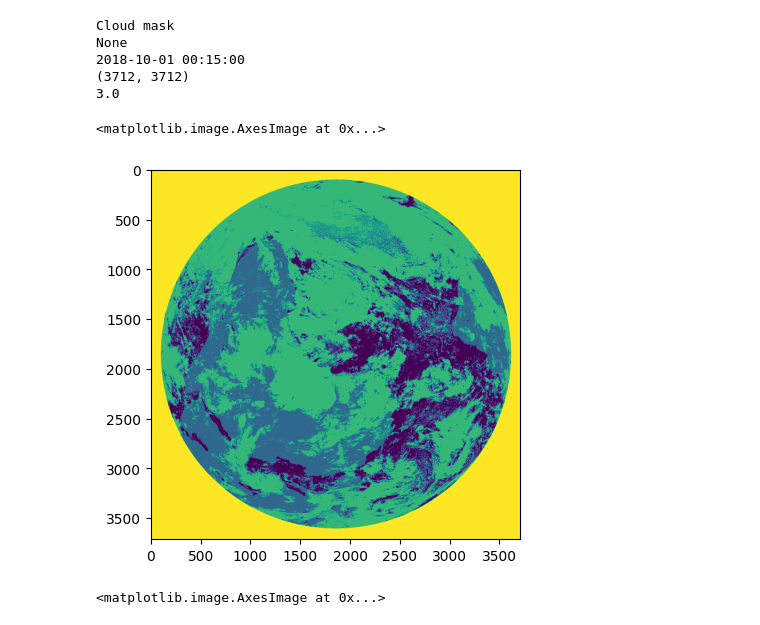
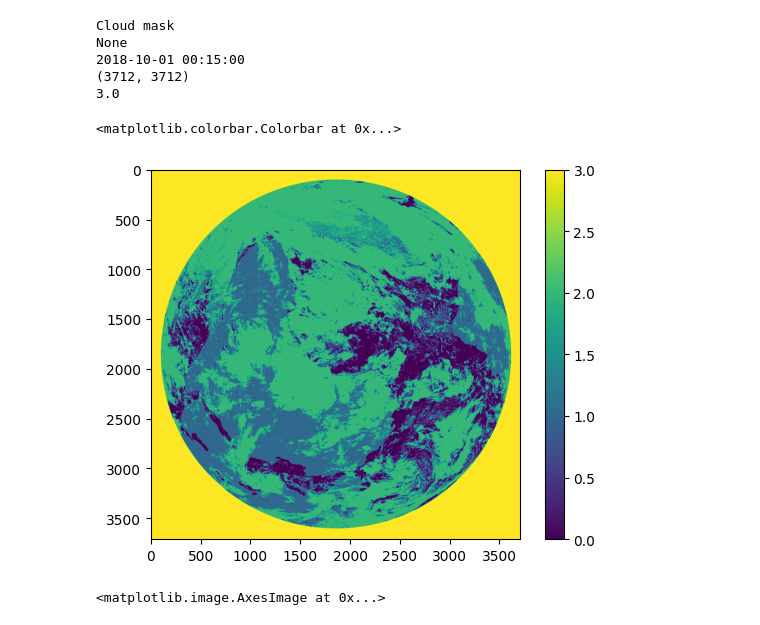
Before and after one commit to spaceml-org/rs_tools, a Jupyter notebook: notebooks/dev/msg/0.1-MSG-download.ipynb, the cells around one changed output. Drawn from its saved outputs; the diff is of its cells as text; code cells hidden in the pictures.

Commit message:
added colorbar

```diff
--- a/notebooks/dev/msg/0.1-MSG-download.ipynb
+++ b/notebooks/dev/msg/0.1-MSG-download.ipynb
@@ -203,9 +203,10 @@ None
 3.0
 # %%
 plt.imshow(data)
+plt.colorbar()
 # %% [output]
-<matplotlib.image.AxesImage at 0x...>
+<matplotlib.colorbar.Colorbar at 0x...>
-[figure, old version]
+[figure, new version]
 # %%
 plt.imshow(data == 0) # Clear sky over land
 # %% [output]
```
